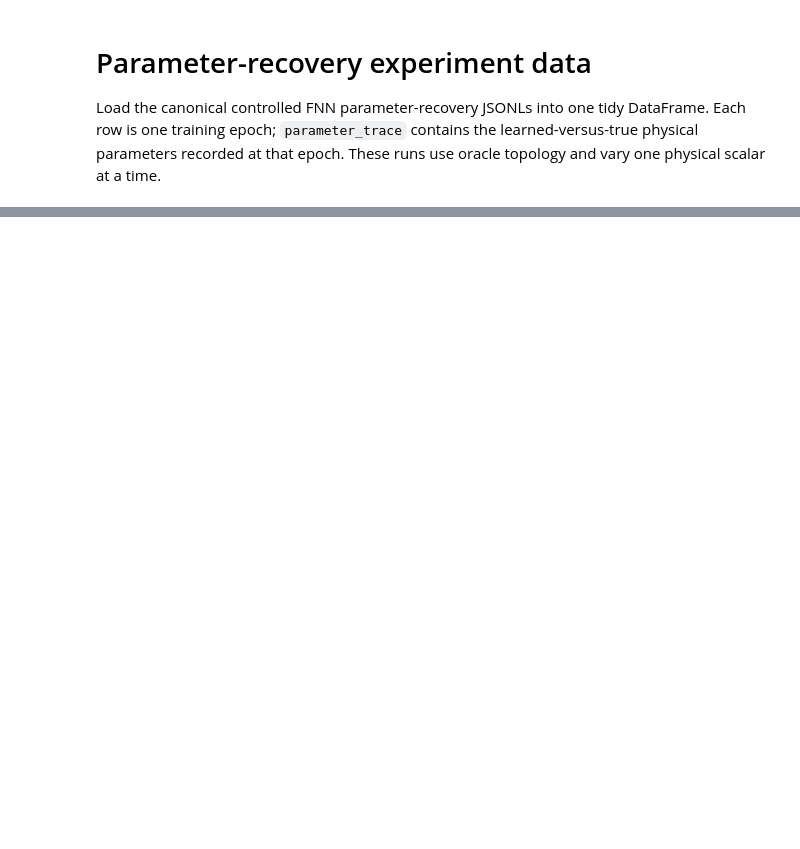
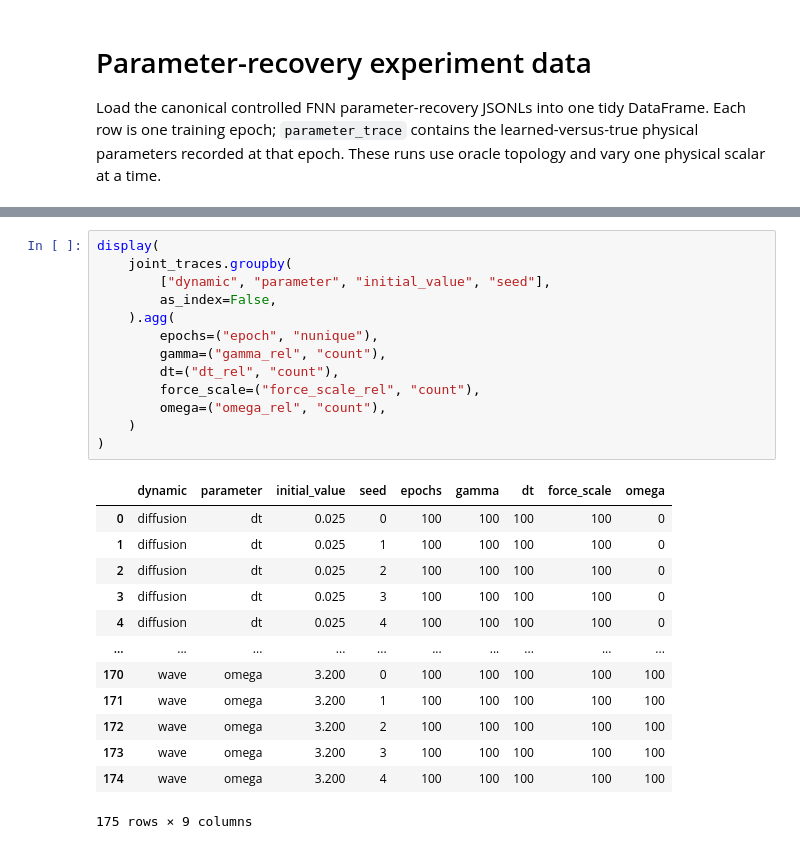
Before and after one commit to tweninger/fnn, a Jupyter notebook: notebooks/4_parameter_search.ipynb, the cells around one changed output, grey strips where cells are left out. Drawn from its saved outputs; the diff is of its cells as text; blank space fills up the shorter version.

```diff
--- a/notebooks/4_parameter_search.ipynb
+++ b/notebooks/4_parameter_search.ipynb
@@ -571,0 +246,27 @@ plt.show()
+# %%
+display(
+    joint_traces.groupby(
+        ["dynamic", "parameter", "initial_value", "seed"],
+        as_index=False,
+    ).agg(
+        epochs=("epoch", "nunique"),
+        gamma=("gamma_rel", "count"),
+        dt=("dt_rel", "count"),
+        force_scale=("force_scale_rel", "count"),
+        omega=("omega_rel", "count"),
+    )
+)
+# %% [output]
+|  | dynamic | parameter | initial_value | seed | epochs | gamma | dt | force_scale | omega |
+| 0 | diffusion | dt | 0.025 | 0 | 100 | 100 | 100 | 100 | 0 |
+| 1 | diffusion | dt | 0.025 | 1 | 100 | 100 | 100 | 100 | 0 |
+| 2 | diffusion | dt | 0.025 | 2 | 100 | 100 | 100 | 100 | 0 |
+| 3 | diffusion | dt | 0.025 | 3 | 100 | 100 | 100 | 100 | 0 |
+| 4 | diffusion | dt | 0.025 | 4 | 100 | 100 | 100 | 100 | 0 |
+| ... | ... | ... | ... | ... | ... | ... | ... | ... | ... |
+| 170 | wave | omega | 3.200 | 0 | 100 | 100 | 100 | 100 | 100 |
+| 171 | wave | omega | 3.200 | 1 | 100 | 100 | 100 | 100 | 100 |
+| 172 | wave | omega | 3.200 | 2 | 100 | 100 | 100 | 100 | 100 |
+| 173 | wave | omega | 3.200 | 3 | 100 | 100 | 100 | 100 | 100 |
+| 174 | wave | omega | 3.200 | 4 | 100 | 100 | 100 | 100 | 100 |
+175 rows × 9 columns
```
Also changed, not shown: parts of 18 cells of this notebook, 25 other files.
